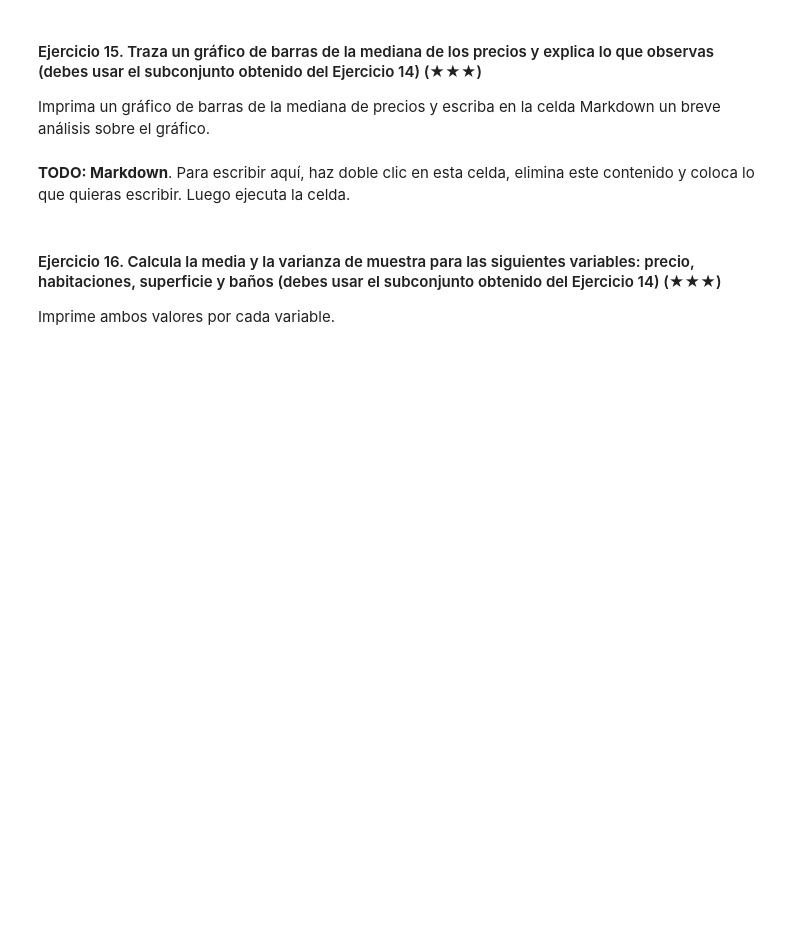
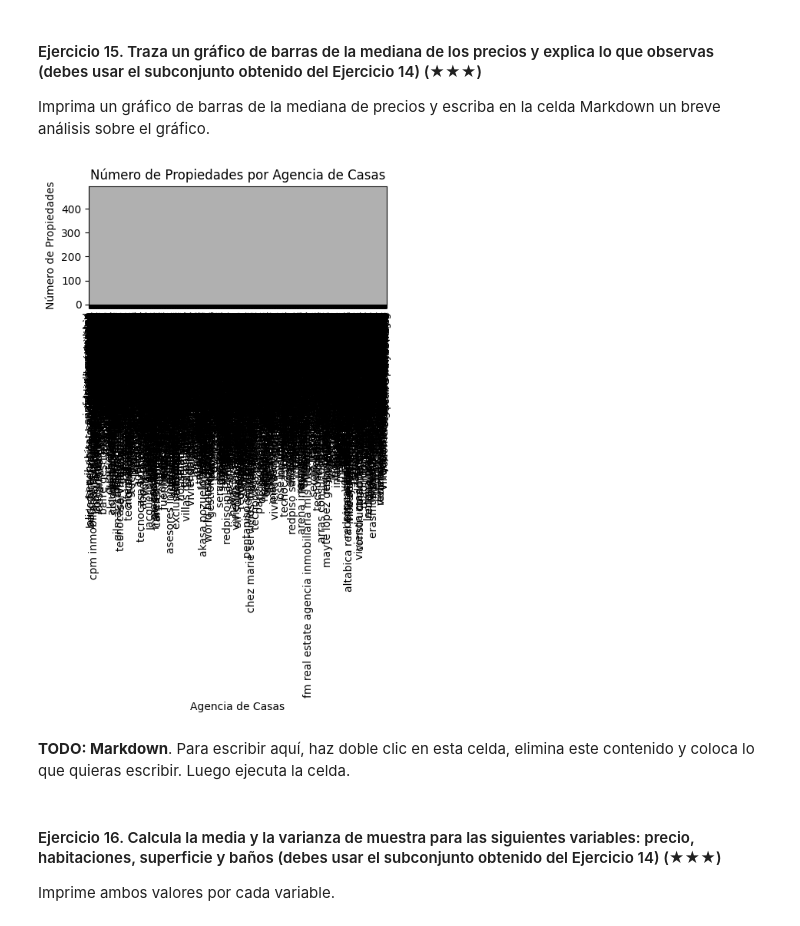
Before and after one commit to 4GeeksAcademy/0-PILAR-PREWORK, a Jupyter notebook: ejercicioPILARH-project.es.ipynb, the cells around one changed output. Saved outputs shown, nothing was run; the diff lists cells and outputs as text; code cells hidden in the pictures; blank space fills up the shorter version.

```diff
--- a/ejercicioPILARH-project.es.ipynb
+++ b/ejercicioPILARH-project.es.ipynb
@@ -260,18 +403,26 @@ cinturon_sur
 Imprima un gráfico de barras de la mediana de precios y escriba en la celda Markdown un breve análisis sobre el gráfico.
 # %%
 # TODO: Code
+import pandas as pd
 import matplotlib.pyplot as plt
 
-# Calcula la mediana de los precios para cada población en el subconjunto del "cinturón sur"
-mediana_precios = cinturon_sur.groupby('level5')['precio'].median()
+# Cargar el DataFrame desde el archivo CSV
+ds = pd.read_csv('assets/real_estate.csv', sep=';')
 
-# Traza un gráfico de barras de la mediana de los precios
-mediana_precios.plot(kind='bar', color='skyblue', edgecolor='black')
-plt.title('Mediana de Precios en el Cinturón Sur de Madrid')
-plt.xlabel('Población')
-plt.ylabel('Mediana de Precio (USD)')
-plt.xticks(rotation=45)
+# Contar el número de propiedades por cada agencia de casas
+agencias_conteo = ds['realEstate_name'].value_counts()
+
+# Crear el gráfico de barras
+plt.figure(figsize=(5, 2))
+agencias_conteo.plot(kind='bar')
+plt.title('Número de Propiedades por Agencia de Casas')
+plt.xlabel('Agencia de Casas')
+plt.ylabel('Número de Propiedades')
+plt.xticks(rotation=90)
+plt.grid(True)
 plt.show()
+# %% [output]
+[figure, added]
 # %% [markdown]
 **TODO: Markdown**. Para escribir aquí, haz doble clic en esta celda, elimina este contenido y coloca lo que quieras escribir. Luego ejecuta la celda.
 # %% [markdown]
```
Also changed, not shown: parts of 24 cells of this notebook, 2 other files.
